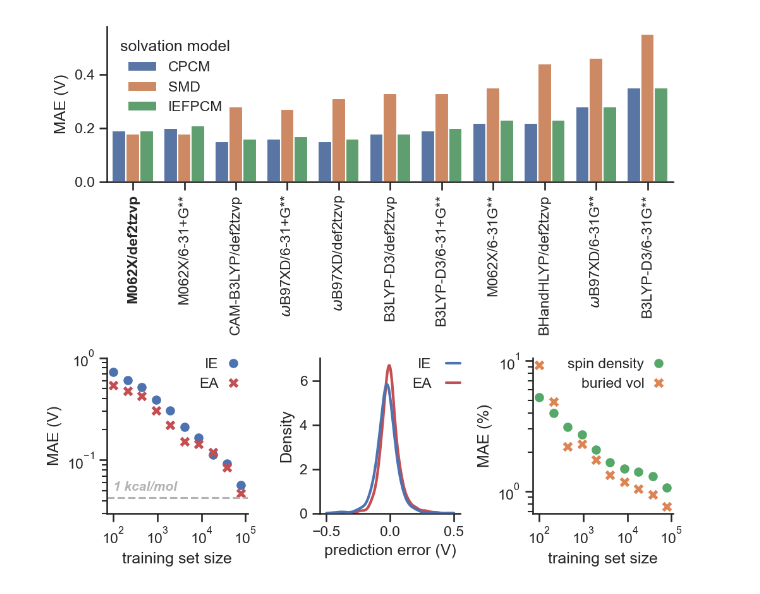
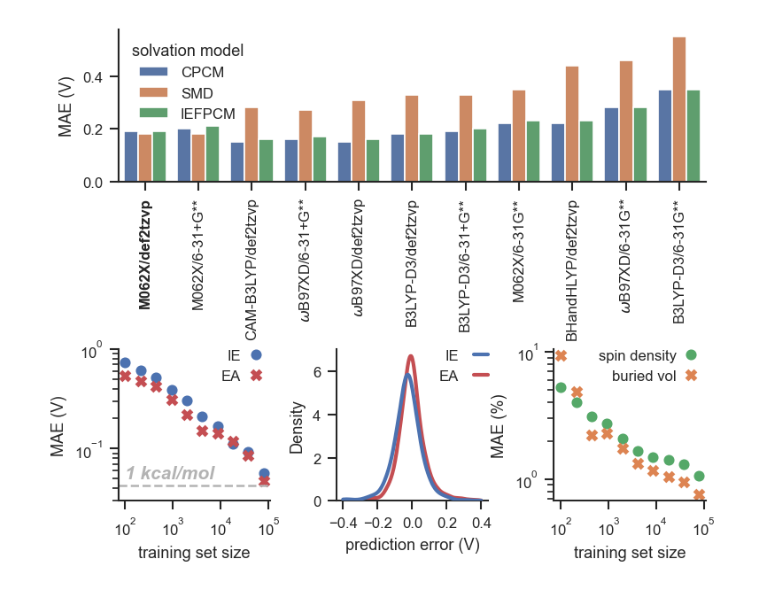
Before and after one commit to NREL/rlmolecule, a Jupyter notebook: stable_radical_optimization/shrees_attachments/make_fig2.ipynb, the cells around one changed output. Drawn from its saved outputs; the diff is of its cells as text; code cells hidden in the pictures.

```diff
--- a/stable_radical_optimization/shrees_attachments/make_fig2.ipynb
+++ b/stable_radical_optimization/shrees_attachments/make_fig2.ipynb
@@ -5,9 +5,14 @@ import pandas as pd
 
 import matplotlib.pyplot as plt
 import seaborn as sns
-sns.set(style='ticks',
-        color_codes=True,
-        rc={'legend.frameon': False})
+sns.set(
+    context='paper',
+    font_scale=8/8.8,
+    style='ticks',
+    color_codes=True,
+    rc={'legend.frameon': False})
+
+plt.rcParams['svg.fonttype'] = 'none'
 
 %matplotlib inline
 # %%
@@ -19,7 +24,7 @@ lr_redox = pd.read_csv('learning_curve_ie_ea.csv', index_col=0)
 lr_stab = pd.read_csv('learning_curve_spin_bv.csv', index_col=0)
 redox_test = pd.read_csv('test-set-redox-dft-vs-ml.csv.gz', index_col=0)
 # %%
-fig = plt.figure(figsize=(7,6), dpi=150)
+fig = plt.figure(figsize=(5,4), dpi=150)
 gs = fig.add_gridspec(2, 3)
 
 ax = fig.add_subplot(gs[0, :])
@@ -35,36 +40,35 @@ ax.set_xlabel(None)
 ax2 = fig.add_subplot(gs[1, 0])
 ax2.loglog(lr_redox['num_train'], lr_redox['mae_ie'], 'o', label='IE')
 ax2.loglog(lr_redox['num_train'], lr_redox['mae_ea'], 'x', color='r', markeredgewidth=2.5, label='EA')
 ax2.axhline(0.043, ls='--', color='.7')
 ax2.text(lr_redox['num_train'].min(), 0.05, '1 kcal/mol', color='.7', style='italic', weight='bold')
 ax2.legend(loc='upper right', markerfirst=False, borderpad=0, borderaxespad=0, handletextpad=0, handlelength=2)
 
 ax2.set_ylabel('MAE (V)')
 ax2.set_ylim([.03, 1.])
 ax2.set_xticks([100, 1000, 10000, 100000])
 ax2.set_xlabel('training set size')
 
 ax4 = fig.add_subplot(gs[1, 1])
-sns.kdeplot(redox_test['pred ionization energy'] - redox_test['ionization energy'], clip=[-.5, .5], ax=ax4, color='b', label='IE', lw=2, zorder=5)
-sns.kdeplot(redox_test['pred electron affinity'] - redox_test['electron affinity'], clip=[-.5, .5], ax=ax4, color='r', label='EA', lw=2)
+sns.kdeplot(redox_test['pred ionization energy'] - redox_test['ionization energy'], clip=[-.4, .4], ax=ax4, color='b', label='IE', lw=2, zorder=5)
+sns.kdeplot(redox_test['pred electron affinity'] - redox_test['electron affinity'], clip=[-.4, .4], ax=ax4, color='r', label='EA', lw=2)
 ax4.legend(loc='upper right', markerfirst=False, borderpad=0, borderaxespad=0, handletextpad=1, handlelength=1)
 ax4.set_xlabel('prediction error (V)')
+ax4.set_xticks([-.4, -.2, 0., .2, .4])
 
 
 ax3 = fig.add_subplot(gs[1, 2])
 ax3.loglog(lr_stab['num_train'], lr_stab['mae_spin'] * 100, 'o', color=sns.color_palette()[2], label='spin density')
 ax3.loglog(lr_stab['num_train'], lr_stab['mae_bv'], 'x', color=sns.color_palette()[1], markeredgewidth=2.5, label='buried vol')
 ax3.legend(loc='upper right', markerfirst=False, borderpad=0, borderaxespad=0, handletextpad=0, handlelength=2)
 ax3.set_ylabel('MAE (%)')
 ax3.set_xticks([100, 1000, 10000, 100000])
 ax3.set_xlabel('training set size')
 
 
 
-
-
 sns.despine()
-fig.tight_layout()
+fig.tight_layout(pad=0)
 plt.savefig('fig2_surrogate_model.svg')
 # %% [output]
-[figure, old version]
+[figure, new version]
```
Also changed, not shown: 5 other files.
